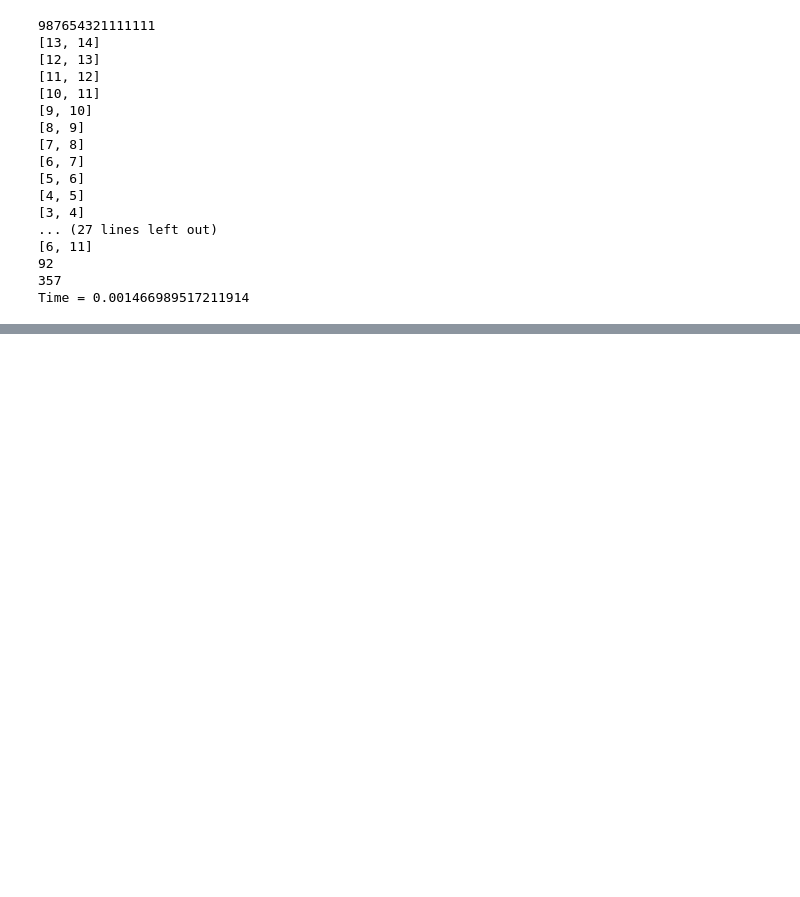
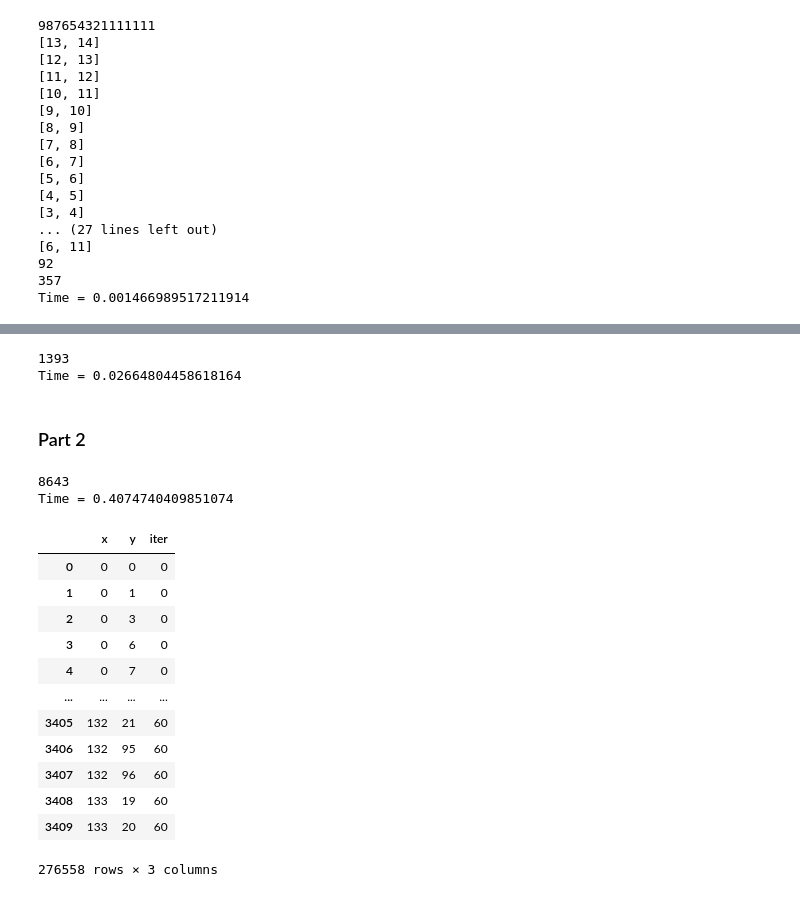
Before and after one commit to mgoadric/AdventOfCode2025, a Jupyter notebook: Solutions.ipynb, the cells around one changed output, grey strips where cells are left out. Saved outputs shown, nothing was run; the diff lists cells and outputs as text; code cells hidden in the pictures; blank space fills up the shorter version.

```diff
--- a/Solutions.ipynb
+++ b/Solutions.ipynb
@@ -324,0 +357,21 @@ Time = 0.001466989517211914
+# %%
+start = time.time()
+with open("data/4/input.txt") as f:
+    data = [list(map(int, list(x.strip().replace(".", "0").replace("@", "1")))) for x in f.readlines()]
+    room = Room(data)
+    total = 0
+    #print(data)
+
+    for a in range(room.h):
+        for b in range(room.w):
+            if room.floor[a][b] == 1 and room.adj(a, b) < 4:
+                total += 1
+                #print(a, b, room.adj(a, b))
+    print(total)
+end = time.time()
+print(f"Time = {end - start}")
+# %% [output]
+1393
+Time = 0.02664804458618164
+# %% [markdown]
+### Part 2
@@ -324,0 +412,52 @@ Time = 0.001466989517211914
+# %%
+start = time.time()
+with open("data/4/input.txt") as f:
+    data = [list(map(int, list(x.strip().replace(".", "0").replace("@", "1")))) for x in f.readlines()]
+    room = Room(data)
+    df = room.tidy()
+    t = 0
+    df["iter"] = t
+    #print(room)
+    grandtotal = 0
+    total = 1
+    while total > 0:
+        t += 1
+        total = 0
+
+        queue = []
+        for a in range(room.h):
+            for b in range(room.w):
+                if room.floor[a][b] == 1 and room.adj(a, b) < 4:
+                    total += 1
+                    queue.append((a, b))
+        #print(total)
+        for p in queue:
+            room.remove(p[0], p[1])
+        #print(room)
+        mydf = room.tidy()
+        mydf["iter"] = t
+        df = pd.concat([df, mydf])
+        grandtotal += total
+    print(grandtotal)
+    #print(room)
+end = time.time()
+print(f"Time = {end - start}")
+# %% [output]
+8643
+Time = 0.4074740409851074
+# %%
+df
+# %% [output]
+|  | x | y | iter |
+| 0 | 0 | 0 | 0 |
+| 1 | 0 | 1 | 0 |
+| 2 | 0 | 3 | 0 |
+| 3 | 0 | 6 | 0 |
+| 4 | 0 | 7 | 0 |
+| ... | ... | ... | ... |
+| 3405 | 132 | 21 | 60 |
+| 3406 | 132 | 95 | 60 |
+| 3407 | 132 | 96 | 60 |
+| 3408 | 133 | 19 | 60 |
+| 3409 | 133 | 20 | 60 |
+276558 rows × 3 columns
```
Also changed, not shown: parts of 7 cells of this notebook, 4 other files.
